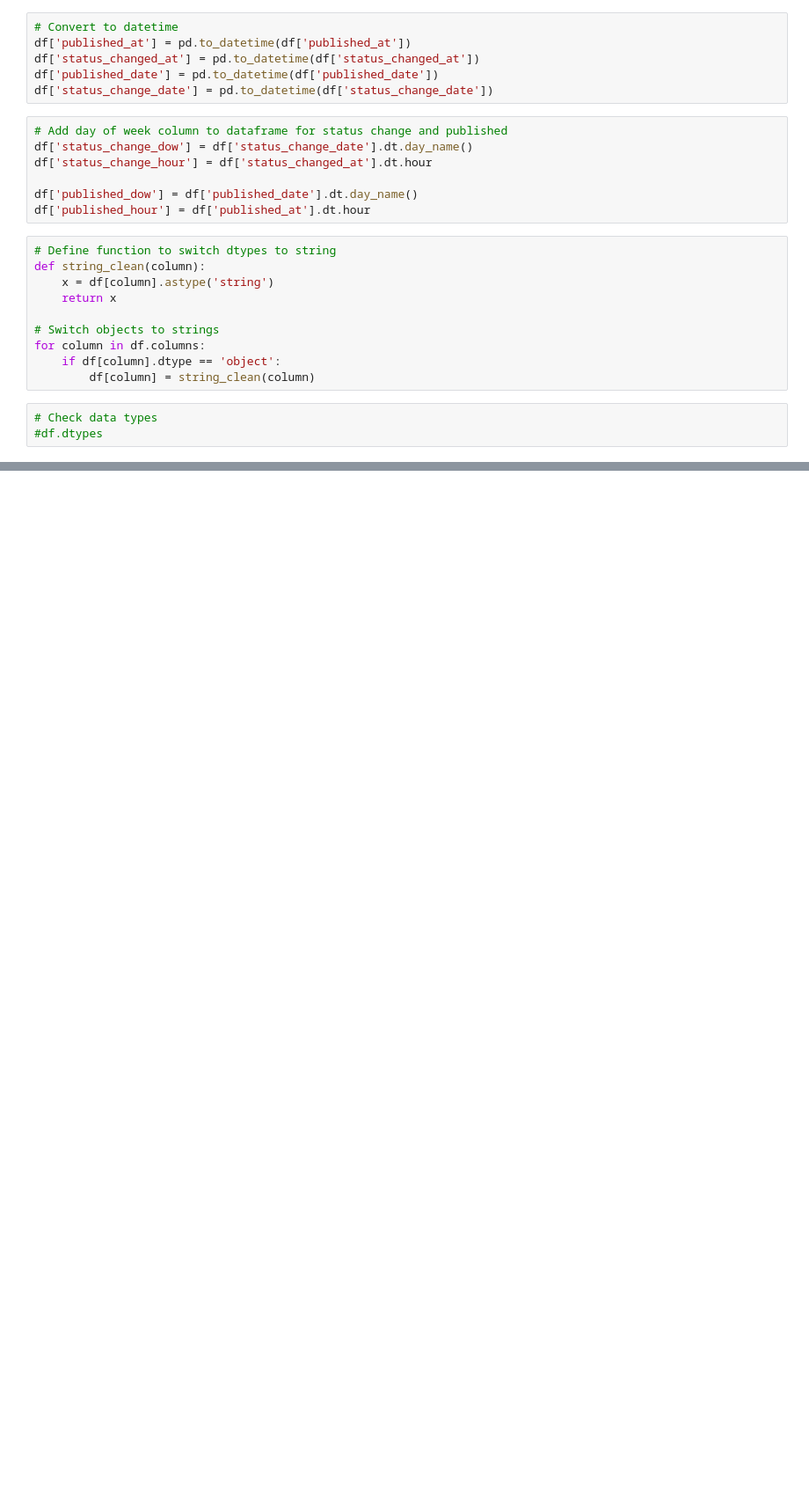
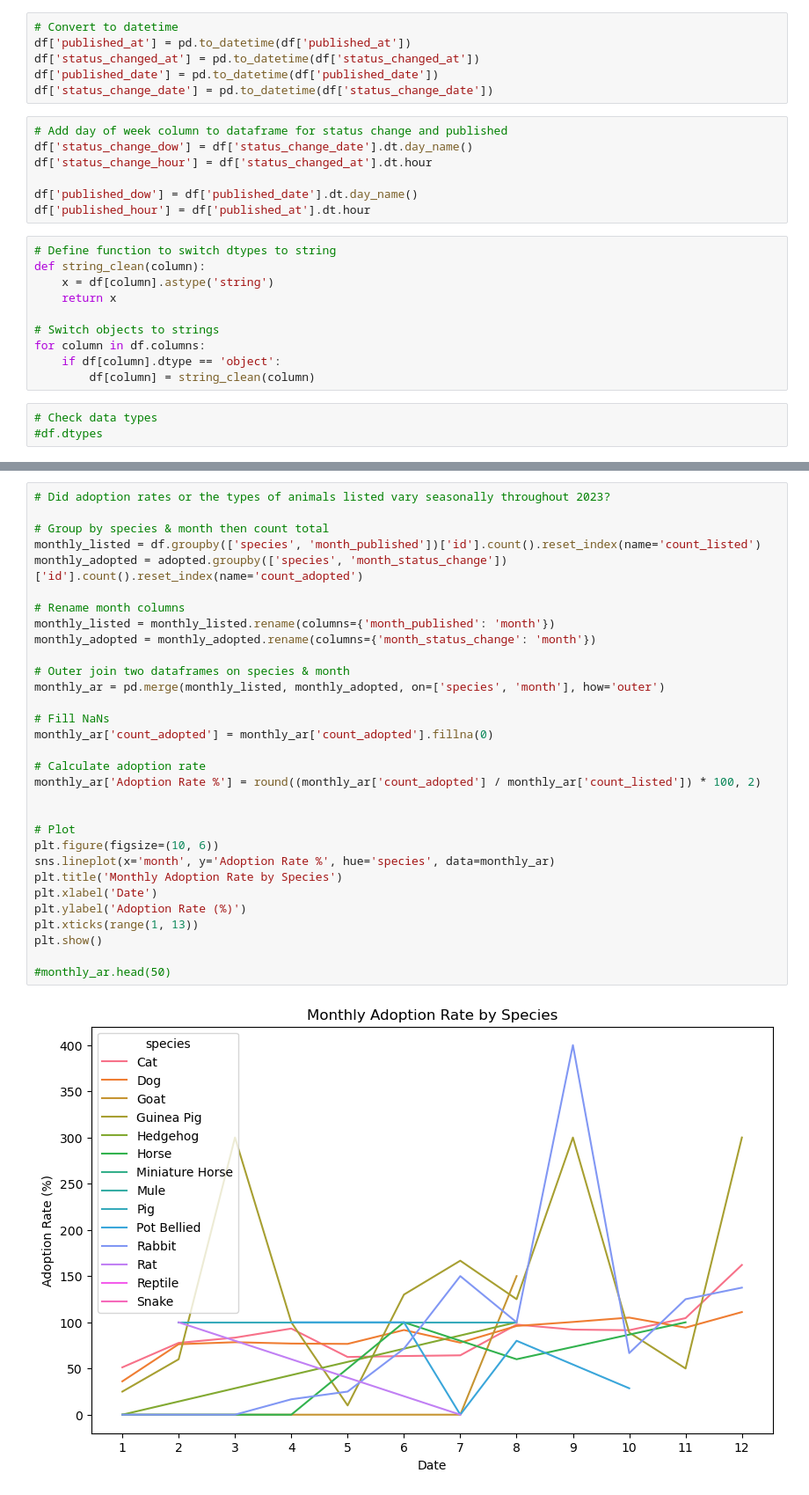
Before and after one commit to elisianguyen/2023-Tennessee-Adoption-Dynamics, a Jupyter notebook: notebooks/all_animal_adoptions_analysis_mvp.ipynb, the cells around one changed output, grey strips where cells are left out. Shown at 88% size. Cells and saved outputs as stored; diff of their text form; blank space fills up the shorter version.

```diff
--- a/notebooks/all_animal_adoptions_analysis_mvp.ipynb
+++ b/notebooks/all_animal_adoptions_analysis_mvp.ipynb
@@ -1182,0 +307,33 @@ count_adopted
+# %%
+# Did adoption rates or the types of animals listed vary seasonally throughout 2023?
+
+# Group by species & month then count total
+monthly_listed = df.groupby(['species', 'month_published'])['id'].count().reset_index(name='count_listed')
+monthly_adopted = adopted.groupby(['species', 'month_status_change'])['id'].count().reset_index(name='count_adopted')
+
+# Rename month columns
+monthly_listed = monthly_listed.rename(columns={'month_published': 'month'})
+monthly_adopted = monthly_adopted.rename(columns={'month_status_change': 'month'})
+
+# Outer join two dataframes on species & month
+monthly_ar = pd.merge(monthly_listed, monthly_adopted, on=['species', 'month'], how='outer')
+
+# Fill NaNs
+monthly_ar['count_adopted'] = monthly_ar['count_adopted'].fillna(0)
+
+# Calculate adoption rate
+monthly_ar['Adoption Rate %'] = round((monthly_ar['count_adopted'] / monthly_ar['count_listed']) * 100, 2)
+
+
+# Plot
+plt.figure(figsize=(10, 6))
+sns.lineplot(x='month', y='Adoption Rate %', hue='species', data=monthly_ar)
+plt.title('Monthly Adoption Rate by Species')
+plt.xlabel('Date')
+plt.ylabel('Adoption Rate (%)')
+plt.xticks(range(1, 13))
+plt.show()
+
+#monthly_ar.head(50)
+# %% [output]
+[figure, added]
```
Also changed, not shown: parts of 185 cells of this notebook, 3 other files.
